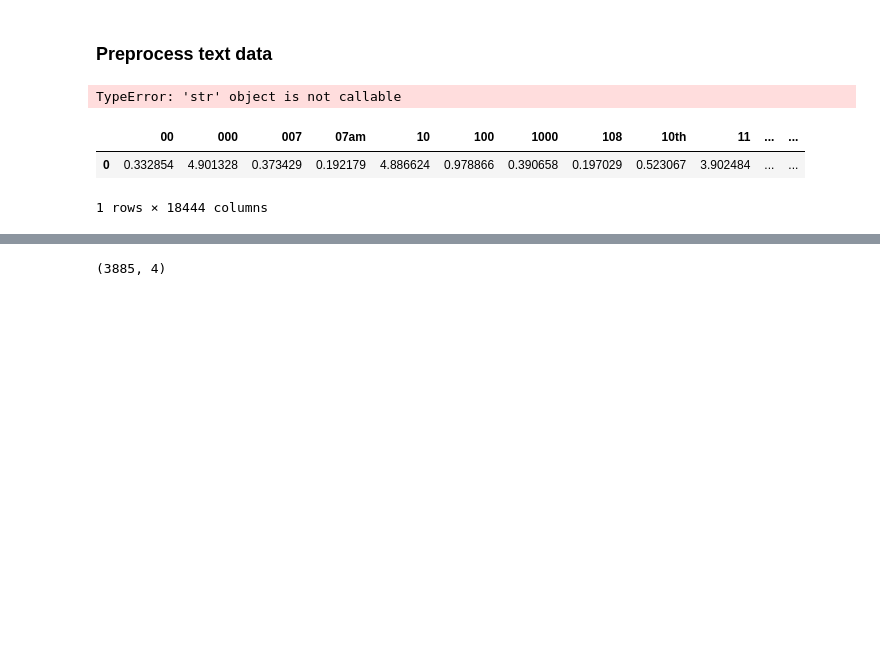
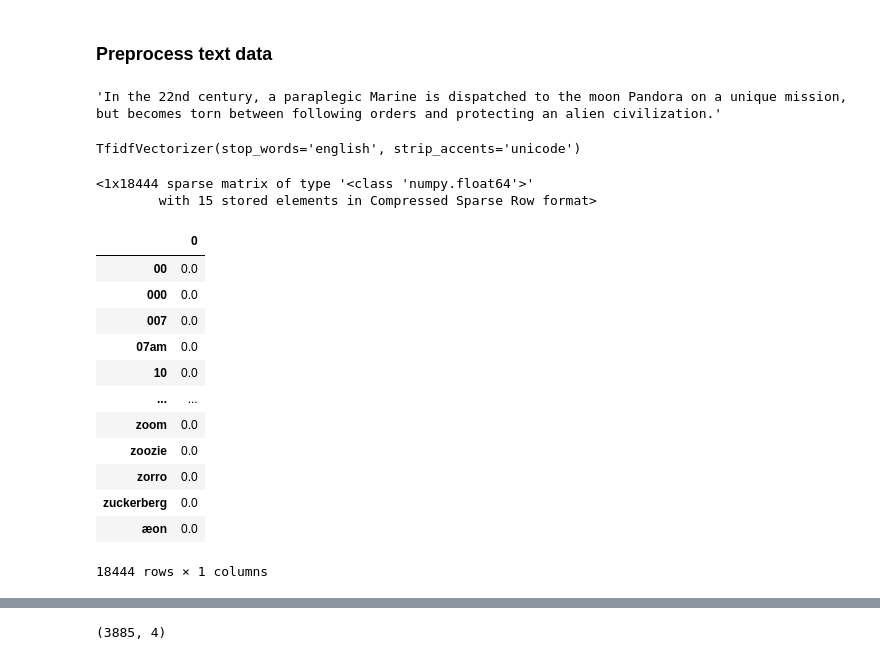
Before and after one commit to plotly-dash-apps/601-nlp-horror-movies, a Jupyter notebook: analysis/random_forest_classifier.ipynb, the cells around one changed output, grey strips where cells are left out. Cells and saved outputs as stored; diff of their text form; code cells hidden in the pictures; blank space fills up the shorter version.

```diff
--- a/analysis/random_forest_classifier.ipynb
+++ b/analysis/random_forest_classifier.ipynb
@@ -51,6 +83,7 @@ movies.head(2)
 2 rows × 22 columns
 # %%
 movies = movies[['title', 'overview', 'year', 'top_genre']].copy()
+movies=movies.reset_index(drop=True).copy()
 # %%
  movies.isnull().sum()
 # %% [output]
@@ -82,7 +115,7 @@ tvec = TfidfVectorizer(
                        strip_accents='unicode',
                        lowercase=True,
 #                        preprocessor=None,
-                       tokenizer='word_tokenize',
+                       # tokenizer='word_tokenize',
 #                        analyzer='word',
                        stop_words='english',
 #                        token_pattern='(?u)\\b\\w\\w+\\b',
@@ -98,15 +131,35 @@ tvec = TfidfVectorizer(
 #                        smooth_idf=True,
 #                        sublinear_tf=False
 )
+# %%
+movies['overview'][0]
+# %% [output]
+'In the 22nd century, a paraplegic Marine is dispatched to the moon Pandora on a unique mission, but becomes torn between following orders and protecting an alien civilization.'
+# %%
+tvec.fit(movies['overview'])
+# %% [output]
+TfidfVectorizer(stop_words='english', strip_accents='unicode')
 # %%
-test = tvec.fit_transform(movies['overview'])
+vectorization_example = tvec.transform([movies['overview'][0]])
+vectorization_example
 # %% [output]
-TypeError: 'str' object is not callable
+<1x18444 sparse matrix of type '<class 'numpy.float64'>'
+        with 15 stored elements in Compressed Sparse Row format>
 # %%
-word_counts = pd.DataFrame(test.sum(axis=0),
+word_counts = pd.DataFrame(vectorization_example.sum(axis=0),
                        columns=tvec.get_feature_names())
-word_counts.head(3)
+word_counts.T
 # %% [output]
-|  | 00 | 000 | 007 | 07am | 10 | 100 | 1000 | 108 | 10th | 11 | ... | ... |
-| 0 | 0.332854 | 4.901328 | 0.373429 | 0.192179 | 4.886624 | 0.978866 | 0.390658 | 0.197029 | 0.523067 | 3.902484 | ... | ... |
+|  | 0 |
+| 00 | 0.0 |
+| 000 | 0.0 |
+| 007 | 0.0 |
+| 07am | 0.0 |
+| 10 | 0.0 |
+| ... | ... |
+| zoom | 0.0 |
+| zoozie | 0.0 |
+| zorro | 0.0 |
+| zuckerberg | 0.0 |
+| æon | 0.0 |
-1 rows × 18444 columns
+18444 rows × 1 columns
```
Also changed, not shown: parts of 34 cells of this notebook, 5 other files.
